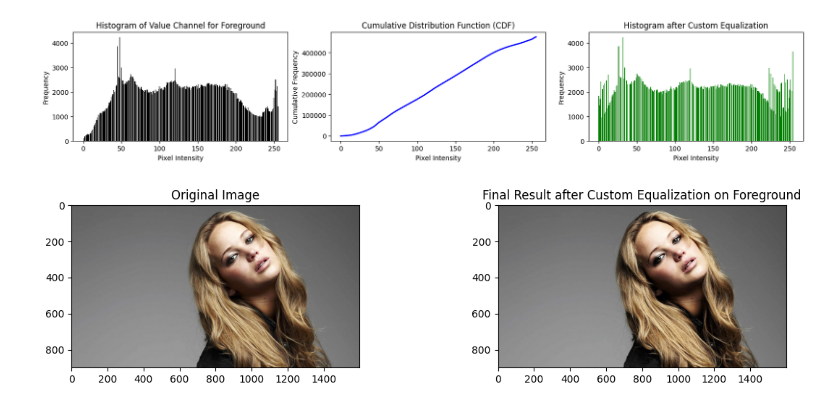
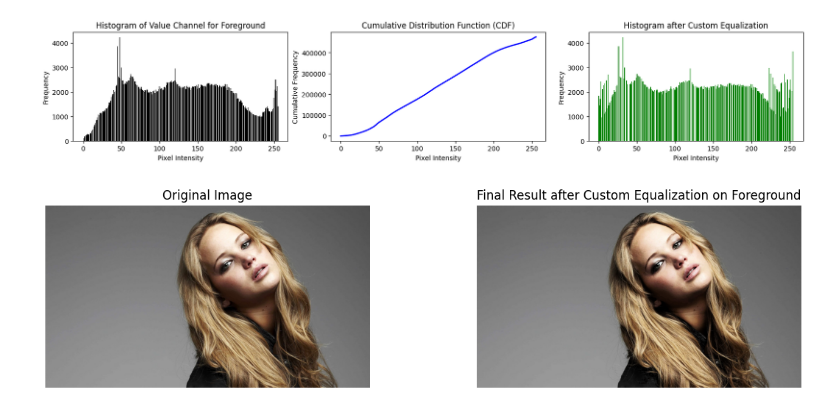
Before and after one commit to ChamodLD/Image-Processing-and-Machine-Vision, a Jupyter notebook: Assignment 01.ipynb, the cells around one changed output. Cells and saved outputs as stored; diff of their text form; code cells hidden in the pictures.

```diff
--- a/Assignment 01.ipynb
+++ b/Assignment 01.ipynb
@@ -363,17 +364,19 @@ Text(0, 0.5, 'Frequency')
 # %%
 merged = cv.merge([H_fg,S_fg,V_eq])
 modified_foreground = cv.cvtColor(merged,cv.COLOR_HSV2RGB)
 
 background = cv.bitwise_and(im, im, mask=cv.bitwise_not(mask))
 result = cv.add(cv.cvtColor(background, cv.COLOR_BGR2RGB), modified_foreground)
 
 fig,ax = plt.subplots(1,2,figsize = (12,3))
 ax[0].imshow(cv.cvtColor(im, cv.COLOR_BGR2RGB))
 ax[0].set_title('Original Image')
+ax[0].axis('off')
 ax[1].imshow(result)
 ax[1].set_title('Final Result after Custom Equalization on Foreground')
+ax[1].axis('off')
 
 plt.tight_layout()
 plt.show()
 # %% [output]
-[figure, old version]
+[figure, new version]
```
Also changed, not shown: parts of 6 cells of this notebook, 1 other file.
